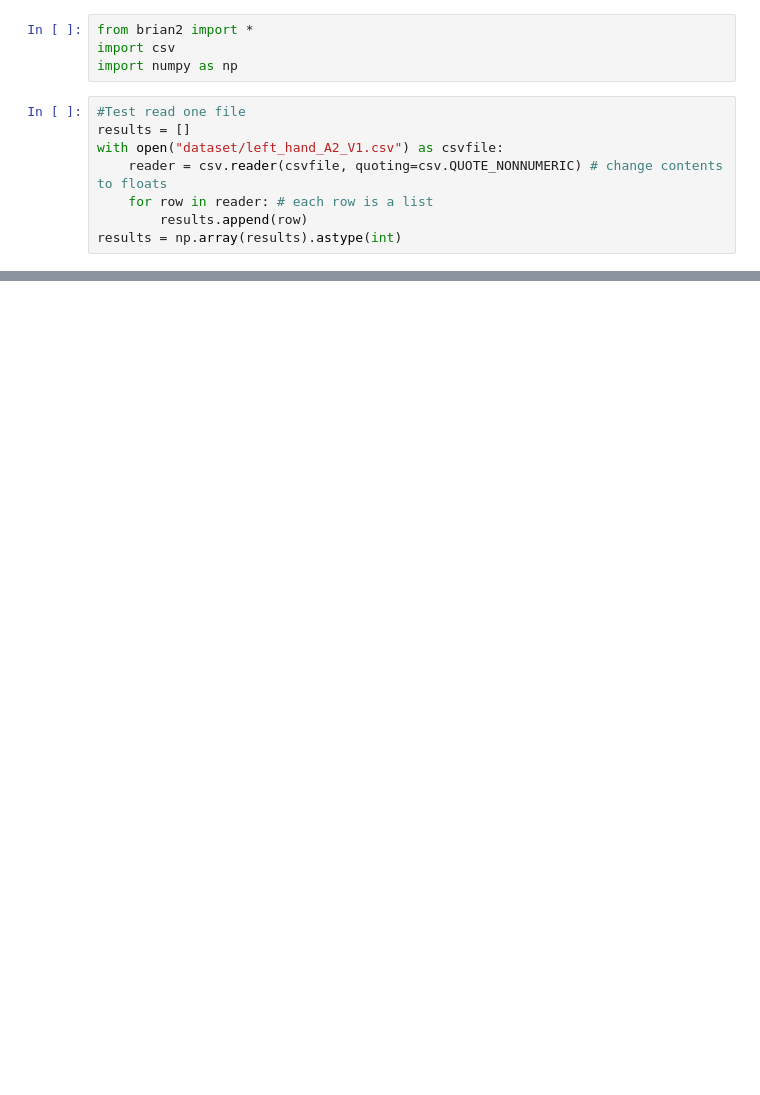
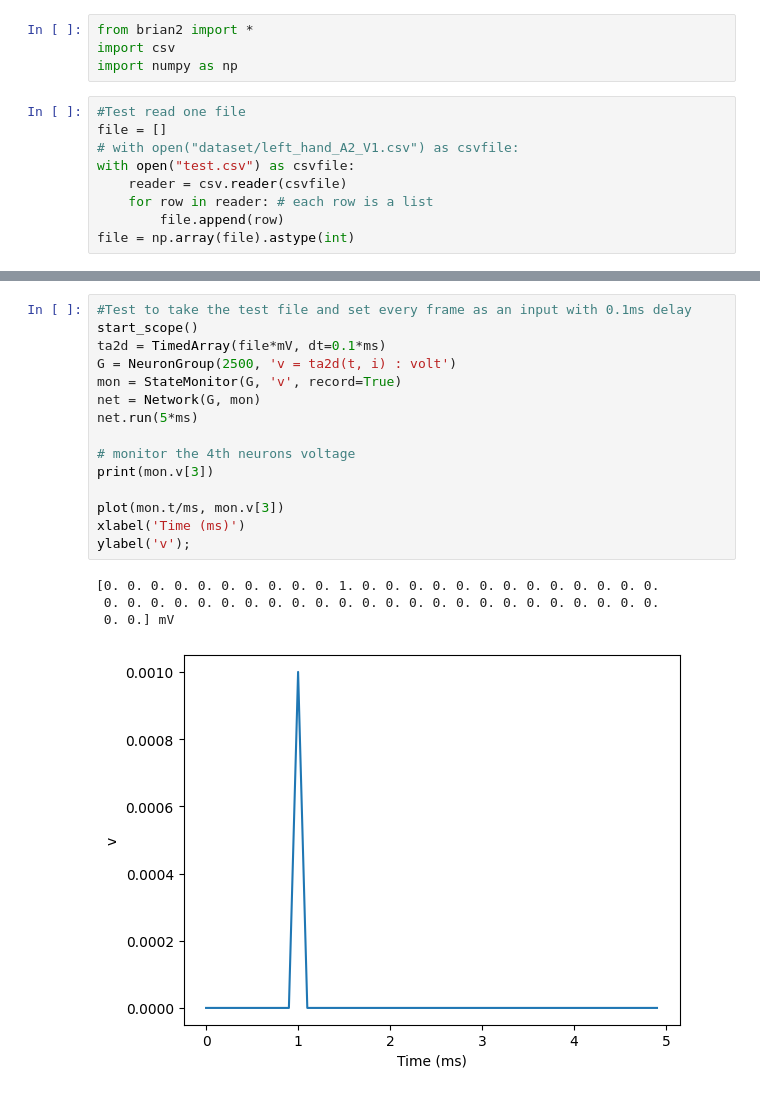
Before and after one commit to Hanna96E/D7046E_SNNproject, a Jupyter notebook: testnetwork.ipynb, the cells around one changed output, grey strips where cells are left out. Saved outputs shown, nothing was run; the diff lists cells and outputs as text; blank space fills up the shorter version.

```diff
--- a/testnetwork.ipynb
+++ b/testnetwork.ipynb
@@ -4,10 +4,11 @@ import csv
 import numpy as np
 # %%
 #Test read one file
-results = []
-with open("dataset/left_hand_A2_V1.csv") as csvfile:
-    reader = csv.reader(csvfile, quoting=csv.QUOTE_NONNUMERIC) # change contents to floats
+file = []
+# with open("dataset/left_hand_A2_V1.csv") as csvfile:
+with open("test.csv") as csvfile:
+    reader = csv.reader(csvfile)
     for row in reader: # each row is a list
-        results.append(row)
-results = np.array(results).astype(int)
+        file.append(row)
+file = np.array(file).astype(int)
 # %%
@@ -27,3 +30,23 @@ print(mon.v[:])
  [2. 4.]
  [1. 3.]
  [2. 4.]] mV
+# %%
+#Test to take the test file and set every frame as an input with 0.1ms delay
+start_scope()
+ta2d = TimedArray(file*mV, dt=0.1*ms)
+G = NeuronGroup(2500, 'v = ta2d(t, i) : volt')
+mon = StateMonitor(G, 'v', record=True)
+net = Network(G, mon)
+net.run(5*ms)
+
+# monitor the 4th neurons voltage
+print(mon.v[3])
+
+plot(mon.t/ms, mon.v[3])
+xlabel('Time (ms)')
+ylabel('v');
+# %% [output]
+[0. 0. 0. 0. 0. 0. 0. 0. 0. 0. 1. 0. 0. 0. 0. 0. 0. 0. 0. 0. 0. 0. 0. 0.
+ 0. 0. 0. 0. 0. 0. 0. 0. 0. 0. 0. 0. 0. 0. 0. 0. 0. 0. 0. 0. 0. 0. 0. 0.
+ 0. 0.] mV
+[figure, added]
```
Also changed, not shown: parts of 8 cells of this notebook, 3 other files.
